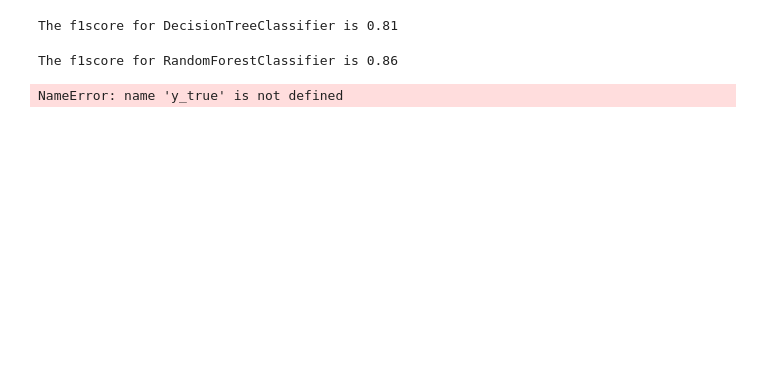
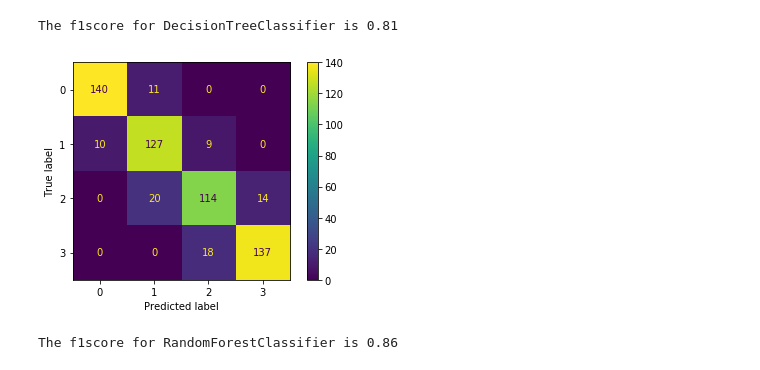
Before and after one commit to awojidetola/Mobile-Phone-Price-Prediction, a Jupyter notebook: Mobile Price Classification Project.ipynb, the cells around one changed output. Drawn from its saved outputs; the diff is of its cells as text; code cells hidden in the pictures; blank space fills up the shorter version.

```diff
--- a/Mobile Price Classification Project.ipynb
+++ b/Mobile Price Classification Project.ipynb
@@ -231,13 +241,14 @@ The f1score for DecisionTreeClassifier is 0.81
 ensemble = RandomForestClassifier()
 ensemble.fit(X_train,y_train)
 y_pred3 = ensemble.predict(X_test)
+# %%
+plot_confusion_matrix(ensemble, X_test, y_test)
+plt.show()
+# %% [output]
+[figure, added]
 # %%
 score = f1_score(y_test,y_pred3, average = 'weighted')
 model = 'RandomForestClassifier'
 print ("The f1score for {} is {:.2f}".format(model,score))
 # %% [output]
 The f1score for RandomForestClassifier is 0.86
-# %%
-clf = confusion_matrix(y_true,y_pred)
-# %% [output]
-NameError: name 'y_true' is not defined
```
Also changed, not shown: parts of 3 cells of this notebook.
